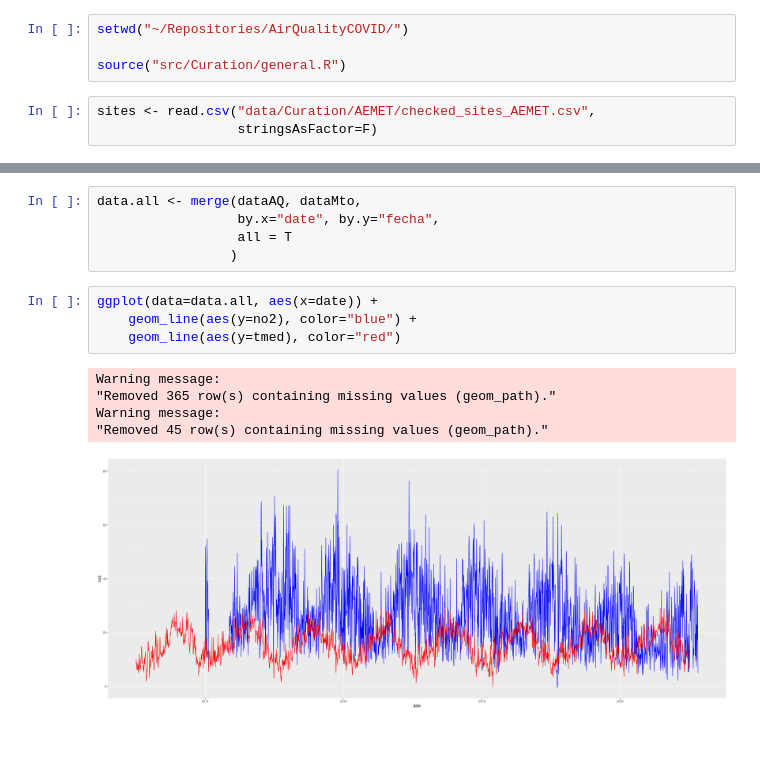
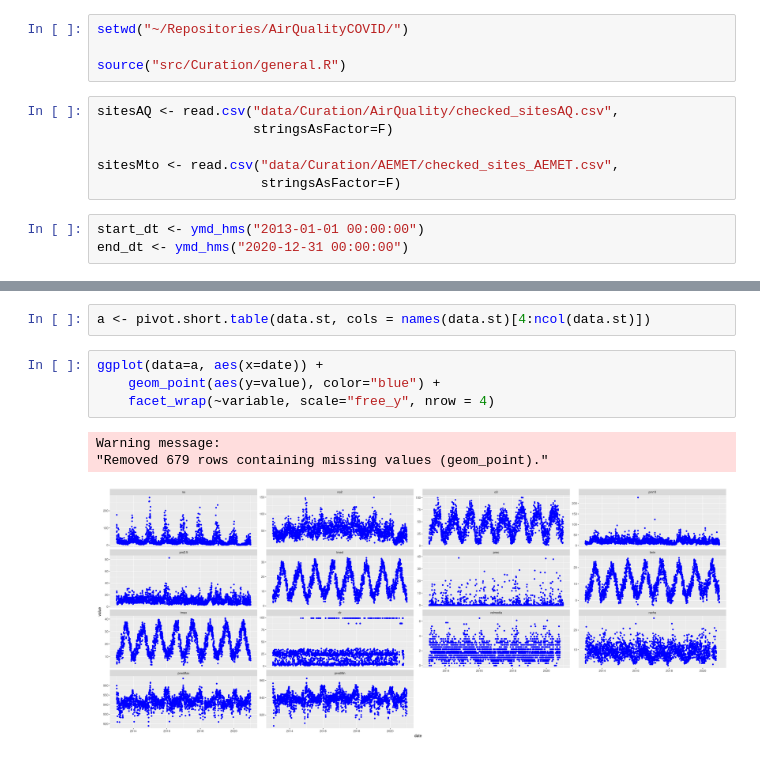
Before and after one commit to Jaimedgp/AirQualityCOVID, a Jupyter notebook: notebooks/Curation/joinData.ipynb, the cells around one changed output, grey strips where cells are left out. Cells and saved outputs as stored; diff of their text form.

Commit message:
join AQ and Meteo data

```diff
--- a/notebooks/Curation/joinData.ipynb
+++ b/notebooks/Curation/joinData.ipynb
@@ -15,6 +17,12 @@ setwd("~/Repositories/AirQualityCOVID/")
 
 source("src/Curation/general.R")
 # %%
-sites <- read.csv("data/Curation/AEMET/checked_sites_AEMET.csv",
-                  stringsAsFactor=F)
+sitesAQ <- read.csv("data/Curation/AirQuality/checked_sitesAQ.csv",
+                    stringsAsFactor=F)
+
+sitesMto <- read.csv("data/Curation/AEMET/checked_sites_AEMET.csv",
+                     stringsAsFactor=F)
+# %%
+start_dt <- ymd_hms("2013-01-01 00:00:00")
+end_dt <- ymd_hms("2020-12-31 00:00:00")
 # %%
@@ -46,15 +70,10 @@ for (st in site.lv) {
-# %%
-data.all <- merge(dataAQ, dataMto,
-                  by.x="date", by.y="fecha",
-                  all = T
-                 )
+# %%
+a <- pivot.short.table(data.st, cols = names(data.st)[4:ncol(data.st)])
 # %%
-ggplot(data=data.all, aes(x=date)) +
-    geom_line(aes(y=no2), color="blue") +
-    geom_line(aes(y=tmed), color="red")
+ggplot(data=a, aes(x=date)) +
+    geom_point(aes(y=value), color="blue") +
+    facet_wrap(~variable, scale="free_y", nrow = 4)
 # %% [output]
 Warning message:
-"Removed 365 row(s) containing missing values (geom_path)."
-Warning message:
-"Removed 45 row(s) containing missing values (geom_path)."
+"Removed 679 rows containing missing values (geom_point)."
-[figure, old version]
+[figure, new version]
```
Also changed, not shown: parts of 4 cells of this notebook.
